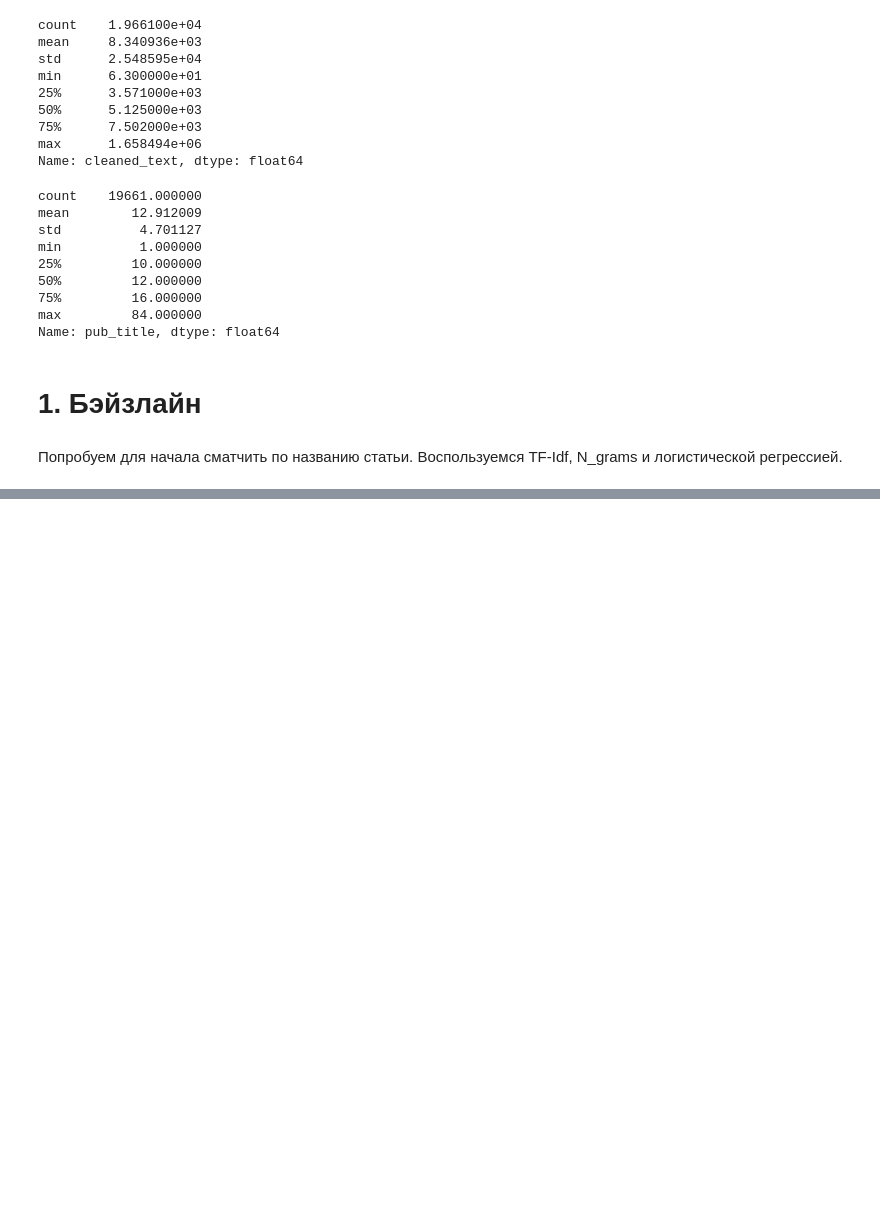
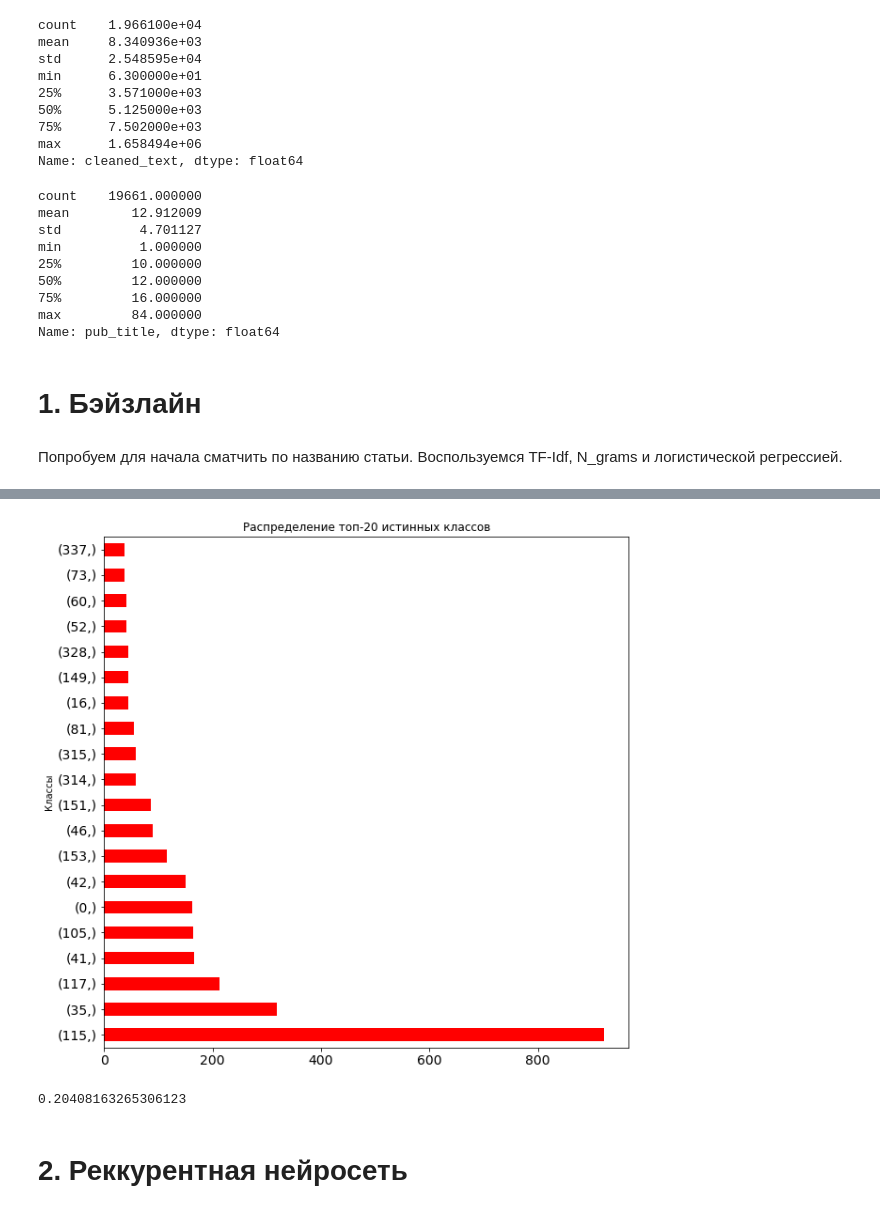
Before and after one commit to doksketch/happy-dating, a Jupyter notebook: sandbox/01_text_matching.ipynb, the cells around one changed output, grey strips where cells are left out. Saved outputs shown, nothing was run; the diff lists cells and outputs as text; code cells hidden in the pictures; blank space fills up the shorter version.

```diff
--- a/sandbox/01_text_matching.ipynb
+++ b/sandbox/01_text_matching.ipynb
@@ -109,8 +112,16 @@ min          1.000000
 75%         16.000000
 max         84.000000
 Name: pub_title, dtype: float64
+# %%
+train_df['pub_title'] = [x.lower() for x in train_df['pub_title']]
 # %% [markdown]
 # 1. Бэйзлайн
 # %% [markdown]
 Попробуем для начала сматчить по названию статьи. Воспользуемся TF-Idf, N_grams и логистической регрессией.
+# %%
+X = train_df['pub_title']
+y = train_df['cleaned_label_test']
+# %%
+targets, integers = target_integers(data=y)
+y = encode_decode_target(data=y, targets=targets, integers=integers, encode=True)
 # %%
@@ -117,0 +159,7 @@ X_train, x_valid, Y_train, y_valid = train_test_split(X, y, shuffle=True, test_s
+# %%
+pd.DataFrame(y_valid).value_counts()[:20].plot(kind='barh', figsize=(10,10),
+                                              title='Распределение топ-20 истинных классов',
+                                              fontsize=14, xlabel='Классы', ylabel='Частота',
+                                              color='r');
+# %% [output]
+[figure, added]
@@ -117,0 +170,6 @@ X_train, x_valid, Y_train, y_valid = train_test_split(X, y, shuffle=True, test_s
+# %%
+print(calc_jaccard(str(text_test_true), str(text_test_preds)))
+# %% [output]
+0.20408163265306123
+# %% [markdown]
+# 2. Реккурентная нейросеть
```
Also changed, not shown: parts of 11 cells of this notebook.
